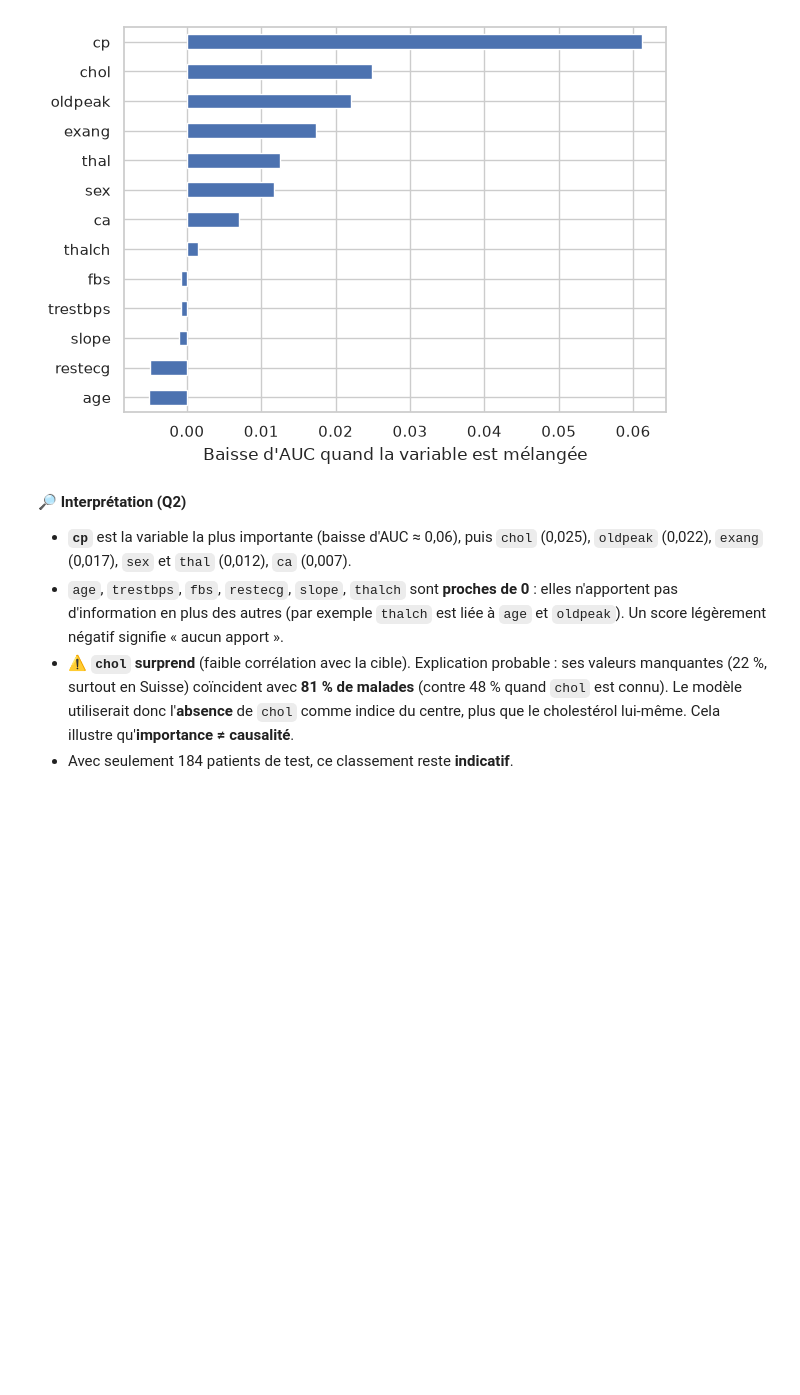
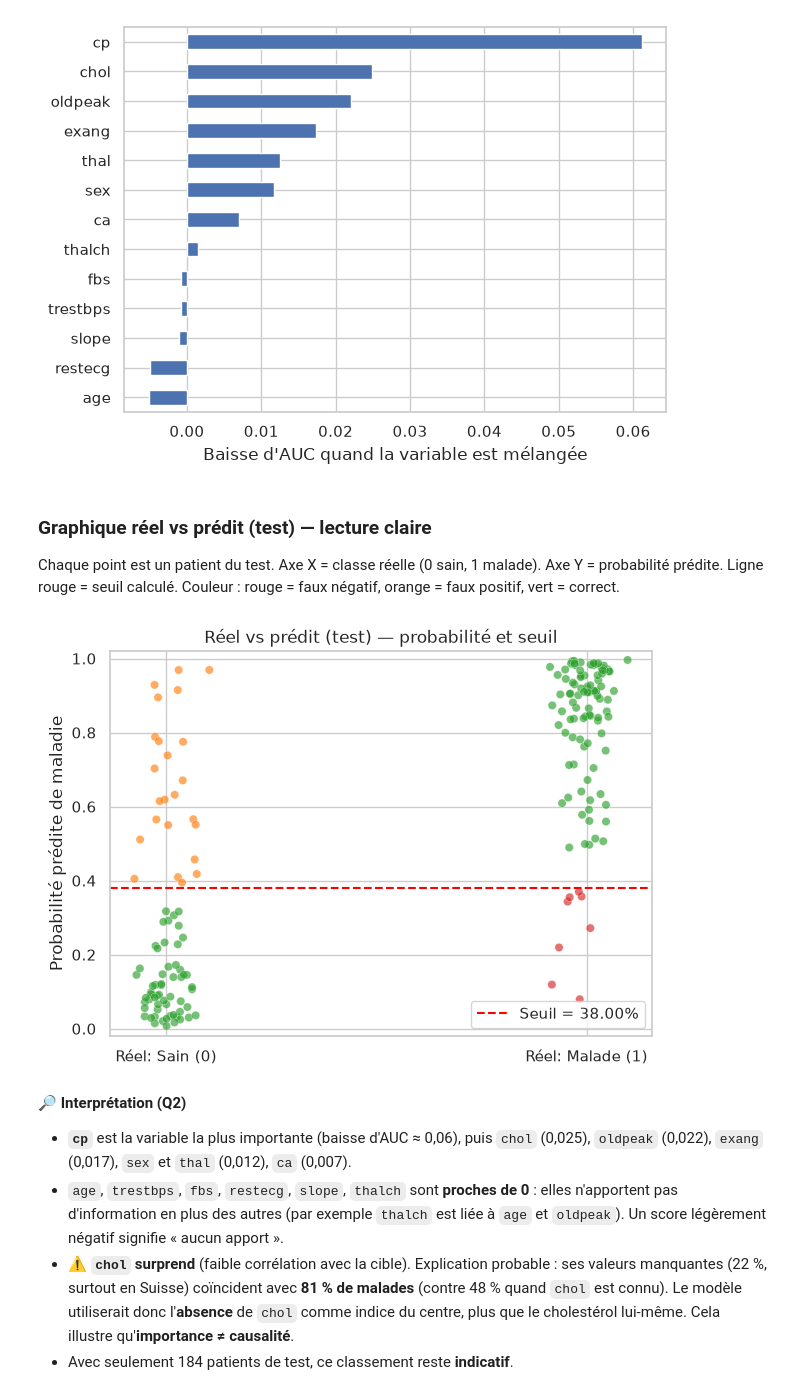
Before and after one commit to bennoomenfaker/cardiorisk-studio, a Jupyter notebook: heart_disease_cardiorisk.ipynb, the cells around one changed output. Cells and saved outputs as stored; diff of their text form; code cells hidden in the pictures; blank space fills up the shorter version.

```diff
--- a/heart_disease_cardiorisk.ipynb
+++ b/heart_disease_cardiorisk.ipynb
@@ -954,6 +961,26 @@ plt.xlabel("Baisse d'AUC quand la variable est mélangée")
 plt.show()
 # %% [output]
 [figure]
+# %% [markdown]
+### Graphique réel vs prédit (test) — lecture claire
+Chaque point est un patient du test. Axe X = classe réelle (0 sain, 1 malade). Axe Y = probabilité prédite. Ligne rouge = seuil calculé. Couleur : rouge = faux négatif, orange = faux positif, vert = correct.
+# %%
+yte = y_test.reset_index(drop=True)
+proba_test = final.predict_proba(X_test)[:,1]
+pred_test = (proba_test >= SEUIL).astype(int)
+jitter = np.random.normal(0, 0.04, len(yte))
+colors = np.where((yte.values==1)&(pred_test==0), '#d62728', np.where((yte.values==0)&(pred_test==1), '#ff7f0e', '#2ca02c'))
+plt.figure(figsize=(7,5))
+plt.scatter(yte.values + jitter, proba_test, c=colors, alpha=0.65, edgecolor='white', linewidth=0.3)
+plt.axhline(SEUIL, color='red', linestyle='--', label=f'Seuil = {SEUIL:.2%}')
+plt.xticks([0,1], ['Réel: Sain (0)', 'Réel: Malade (1)'])
+plt.ylabel('Probabilité prédite de maladie')
+plt.ylim(-0.02,1.02)
+plt.title('Réel vs prédit (test) — probabilité et seuil')
+plt.legend()
+plt.show()
+# %% [output]
+[figure, added]
 # %% [markdown]
 **🔎 Interprétation (Q2)**
 - **`cp`** est la variable la plus importante (baisse d'AUC ≈ 0,06), puis `chol` (0,025), `oldpeak` (0,022), `exang` (0,017), `sex` et `thal` (0,012), `ca` (0,007).
```
Also changed, not shown: parts of 6 cells of this notebook, 1 other file.
